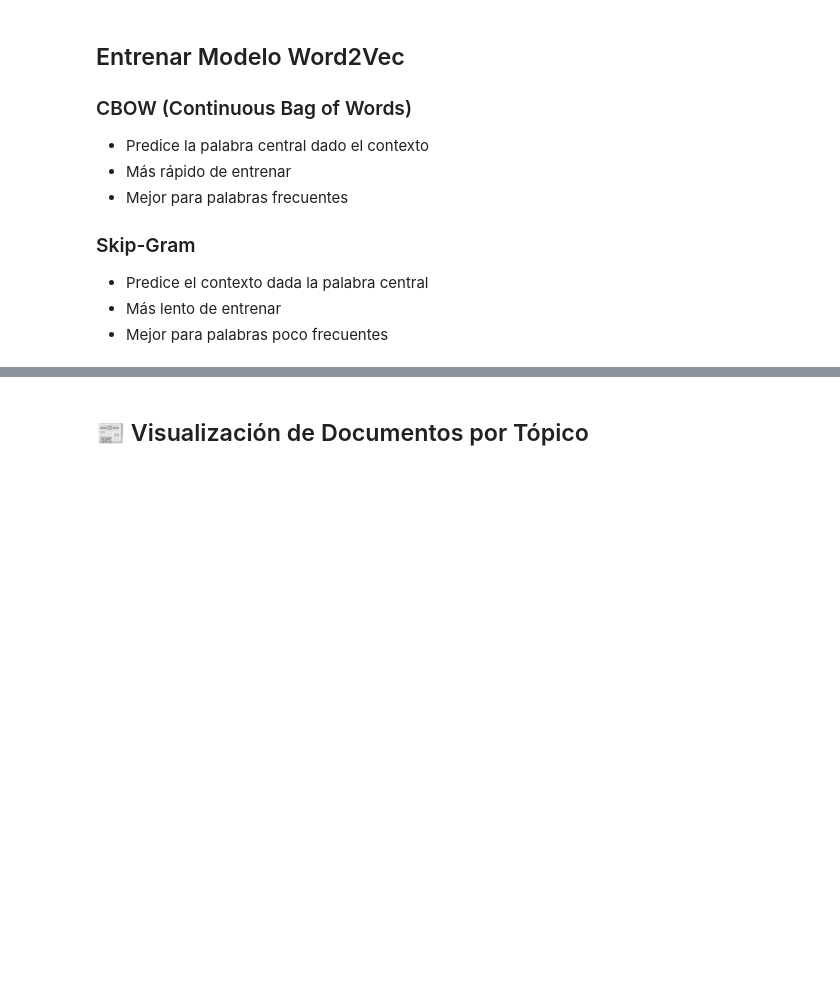
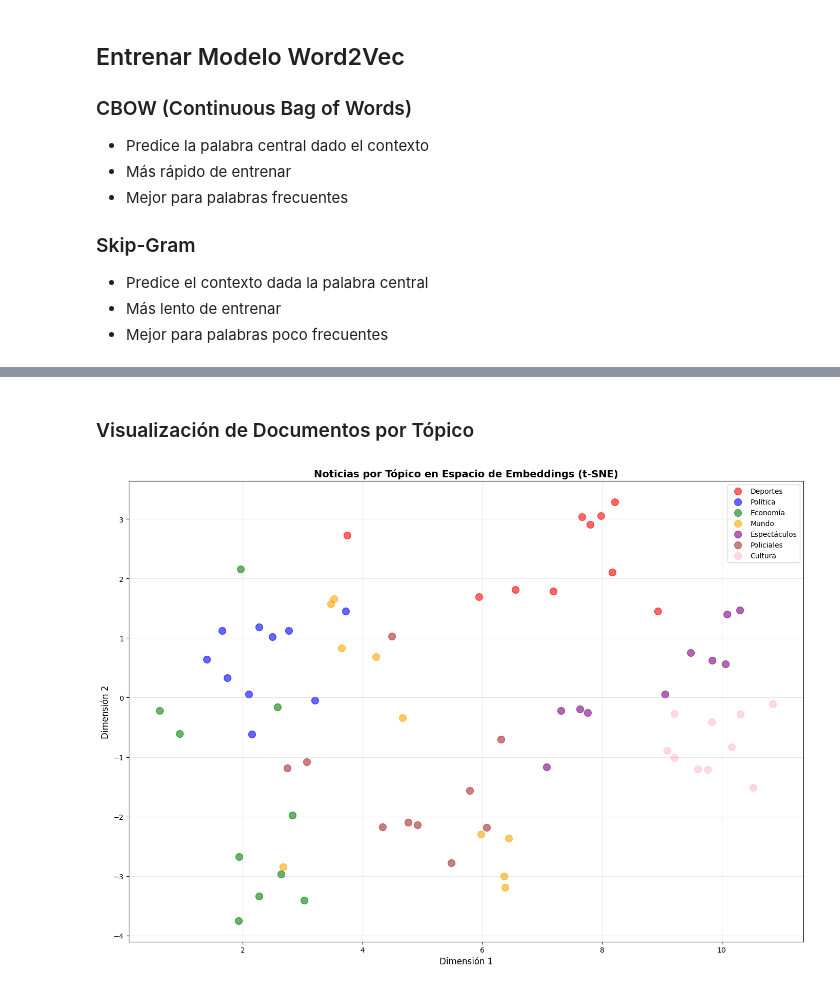
Before and after one commit to joelibaceta/examen-parcial-nlp, a Jupyter notebook: parte_2_4_notebook.ipynb, the cells around one changed output, grey strips where cells are left out. Saved outputs shown, nothing was run; the diff lists cells and outputs as text; code cells hidden in the pictures; blank space fills up the shorter version.

```diff
--- a/parte_2_4_notebook.ipynb
+++ b/parte_2_4_notebook.ipynb
@@ -367,11 +404,8 @@ visualize_embeddings_pca(
 # %% [markdown]
-## 📰 Visualización de Documentos por Tópico
+### Visualización de Documentos por Tópico
 # %%
-# CELDA 21: Función para obtener embedding de documento
 def get_document_embedding(model, tokens):
-    """
-    Calcula el embedding de un documento como promedio de sus tokens
-    """
+
     vectors = []
     for token in tokens:
         if token in model.wv:
@@ -382,11 +416,7 @@ def get_document_embedding(model, tokens):
 
     return np.mean(vectors, axis=0)
 
-# Calcular embeddings para muestra de documentos
-print("Calculando embeddings de documentos...")
-
-# Seleccionar 10 documentos por categoría (total ~50 docs)
-categories = ["Deportes", "Política", "Economía", "Mundo", "Espectáculos"]
+categories = ["Deportes", "Política", "Economía", "Mundo", "Espectáculos", "Policiales", "Cultura"]
 sample_docs = []
 sample_labels = []
 
@@ -400,41 +430,36 @@ for cat in categories:
             sample_labels.append(cat)
 
 sample_docs = np.array(sample_docs)
-print(f"\n✅ {len(sample_docs)} documentos con embeddings calculados")
 # %%
-# CELDA 22: Visualizar documentos con t-SNE
-print("Aplicando t-SNE a documentos...")
 
 tsne = TSNE(n_components=2, random_state=42, perplexity=min(30, len(sample_docs)-1))
 docs_2d = tsne.fit_transform(sample_docs)
 
-# Crear figura
 plt.figure(figsize=(14, 10))
 
-# Colores por categoría
 colors = {'Deportes': 'red', 'Política': 'blue', 'Economía': 'green',
-          'Mundo': 'orange', 'Espectáculos': 'purple'}
+          'Mundo': 'orange', 'Espectáculos': 'purple', 'Policiales': 'brown', 'Cultura': 'pink'}
 
 for cat in categories:
     indices = [i for i, label in enumerate(sample_labels) if label == cat]
     if indices:
         plt.scatter(
             docs_2d[indices, 0],
             docs_2d[indices, 1],
             c=colors.get(cat, 'gray'),
             label=cat,
             alpha=0.6,
             s=100
         )
 
 plt.title('Noticias por Tópico en Espacio de Embeddings (t-SNE)',
           fontsize=14, fontweight='bold')
 plt.xlabel('Dimensión 1', fontsize=12)
 plt.ylabel('Dimensión 2', fontsize=12)
 plt.legend(loc='best', fontsize=10)
 plt.grid(True, alpha=0.3)
 plt.tight_layout()
 plt.show()
-
-print("\n✅ Visualización completada")
+# %% [output]
+[figure, added]
 # %%
```
Also changed, not shown: parts of 21 cells of this notebook, 10 other files.
